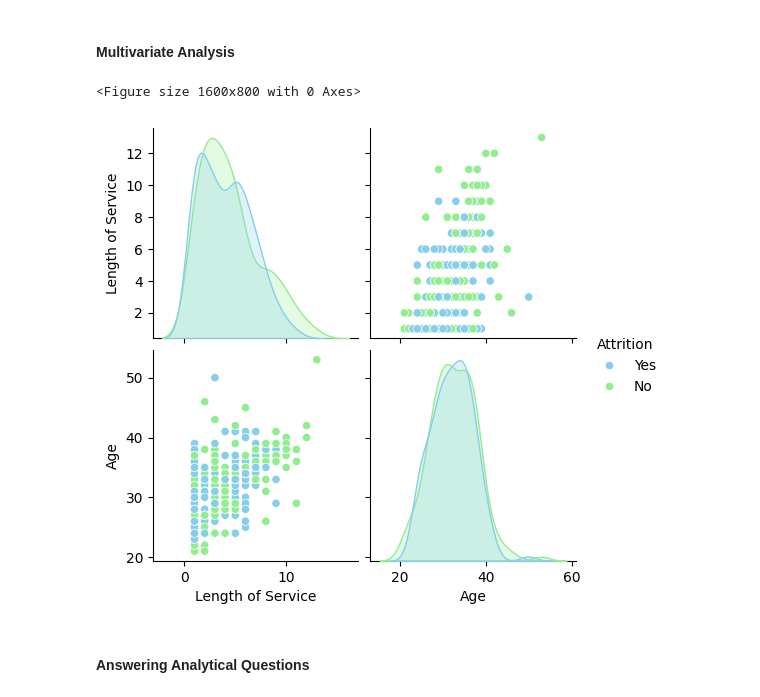
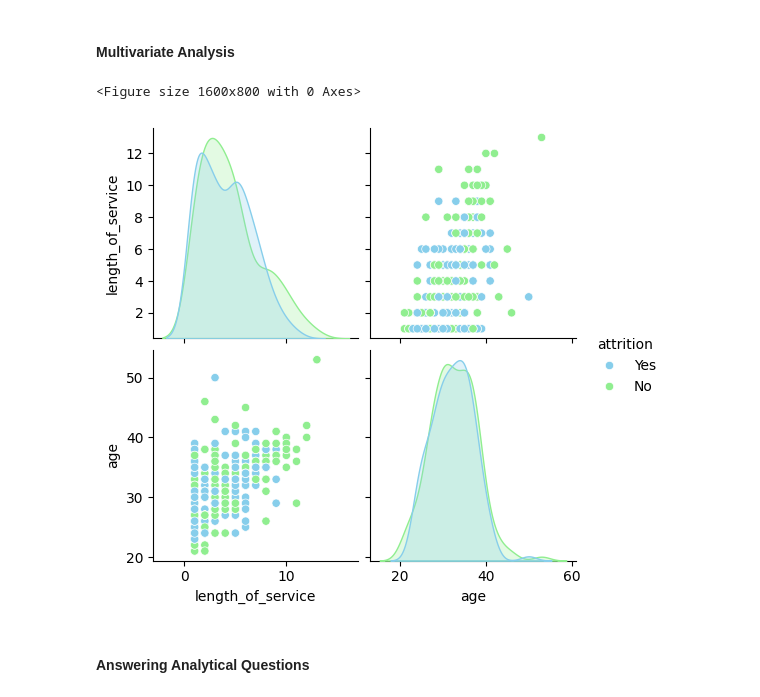
Before and after one commit to AndyMortey/Employee-Attrition-Predictor, a Jupyter notebook: notebook.ipynb, the cells around one changed output. Cells and saved outputs as stored; diff of their text form; code cells hidden in the pictures.

```diff
--- a/notebook.ipynb
+++ b/notebook.ipynb
@@ -265,13 +265,13 @@ sns.heatmap(data=correlation, annot=True, cmap='coolwarm')
 # %% [markdown]
 #### Multivariate Analysis
 # %%
-df = data[['Attrition', 'Length of Service', 'Age']]
+df = data[['attrition', 'length_of_service', 'age']]
 plt.figure(figsize=(16, 8))
-sns.pairplot(df, hue='Attrition', palette={'Yes': 'skyblue', 'No': 'lightgreen'})
+sns.pairplot(df, hue='attrition', palette={'Yes': 'skyblue', 'No': 'lightgreen'})
 plt.show()
 # %% [output]
 <Figure size 1600x800 with 0 Axes>
-[figure, old version]
+[figure, new version]
 # %% [markdown]
 #### Answering Analytical Questions
 # %% [markdown]
```
Also changed, not shown: parts of 21 cells of this notebook.
